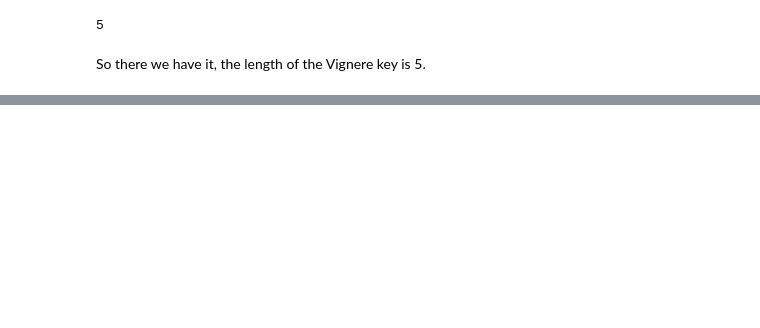
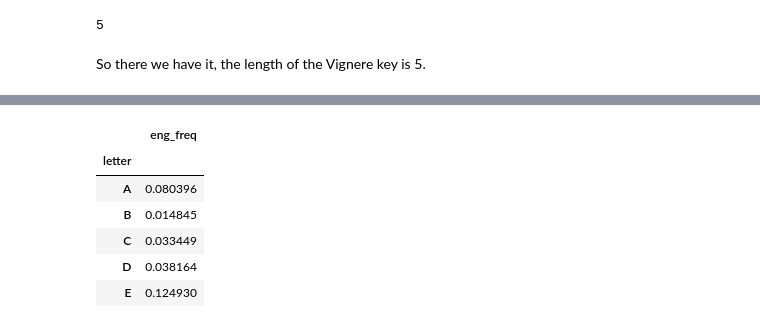
Before and after one commit to FlorianGD/cipher-challenge, a Jupyter notebook: stage-4.ipynb, the cells around one changed output, grey strips where cells are left out. Saved outputs shown, nothing was run; the diff lists cells and outputs as text; code cells hidden in the pictures; blank space fills up the shorter version.

```diff
--- a/stage-4.ipynb
+++ b/stage-4.ipynb
@@ -168,0 +259,10 @@ So there we have it, the length of the Vignere key is 5.
+# %%
+english_freq.head()
+# %% [output]
+|  | eng_freq |
+| letter |  |
+| A | 0.080396 |
+| B | 0.014845 |
+| C | 0.033449 |
+| D | 0.038164 |
+| E | 0.124930 |
```
Also changed, not shown: parts of 22 cells of this notebook.
